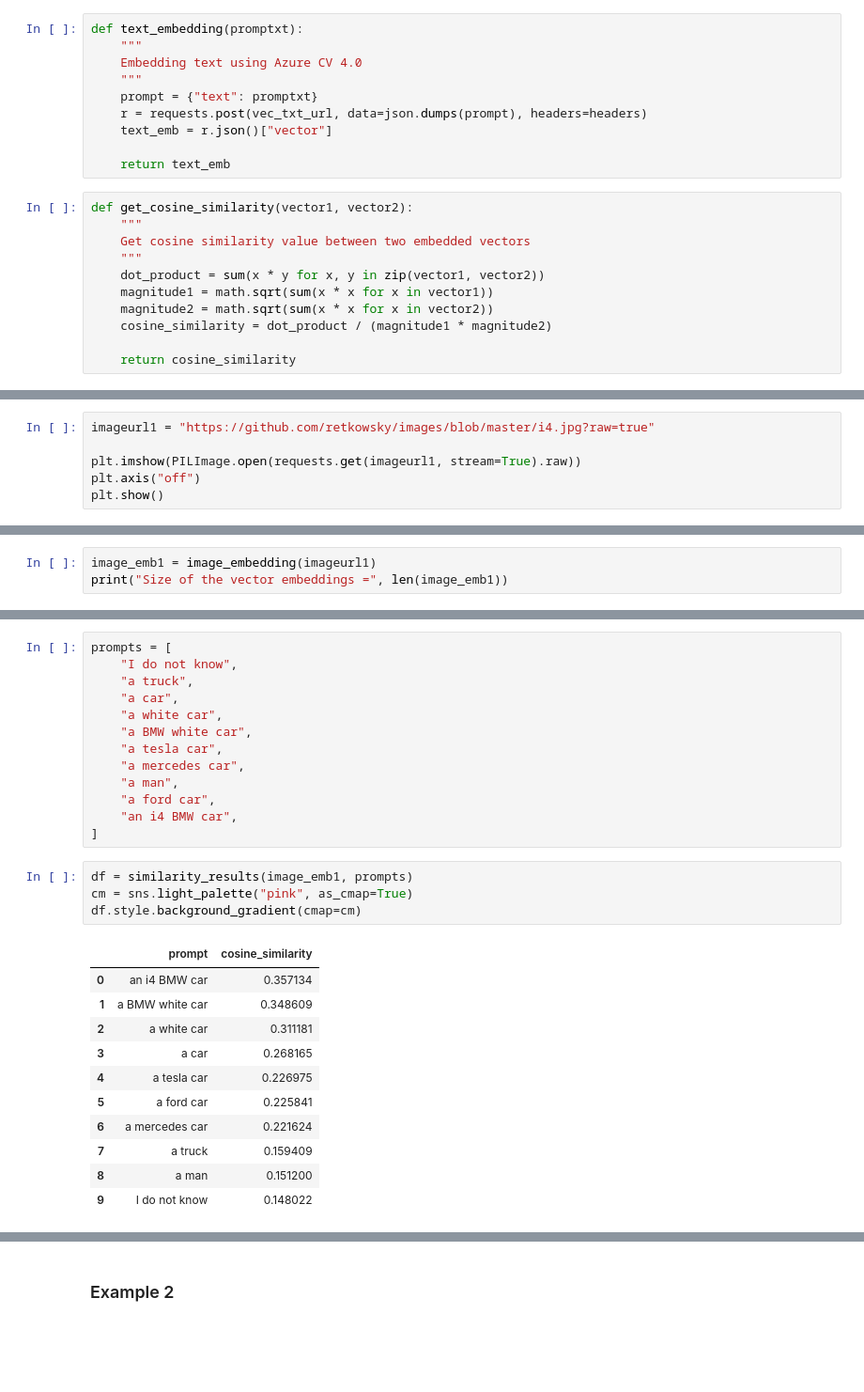
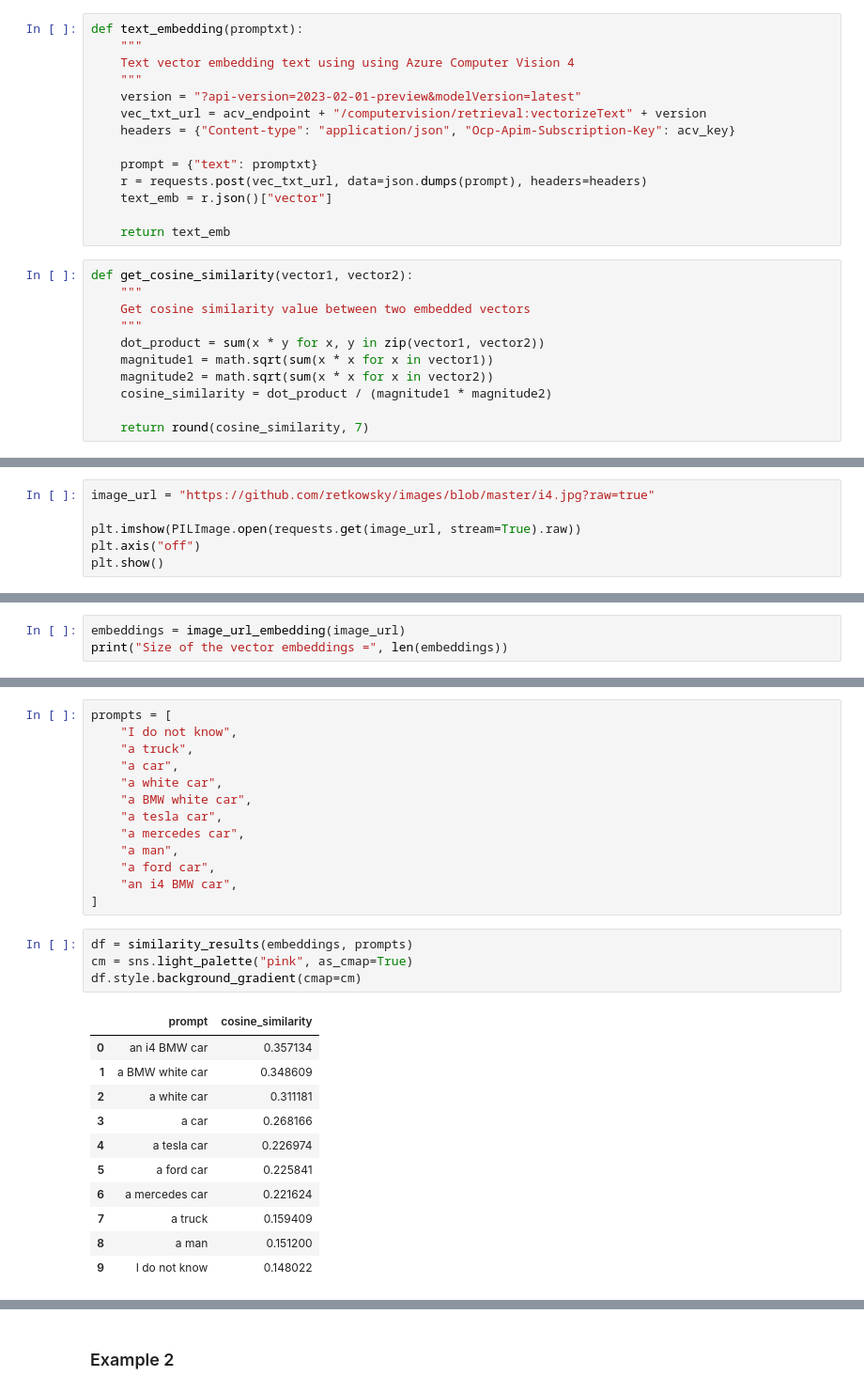
Before and after one commit to retkowsky/visual-search-azureAI, a Jupyter notebook: 1. Vectors embeddings with Azure Computer Vision.ipynb, the cells around one changed output, grey strips where cells are left out. Shown at 94% size. Cells and saved outputs as stored; diff of their text form; blank space fills up the shorter version.

```diff
--- a/1. Vectors embeddings with Azure Computer Vision.ipynb
+++ b/1. Vectors embeddings with Azure Computer Vision.ipynb
@@ -82,8 +69,12 @@ def image_embedding(imageurl):
 # %%
 def text_embedding(promptxt):
     """
-    Embedding text using Azure CV 4.0
+    Text vector embedding text using using Azure Computer Vision 4
     """
+    version = "?api-version=2023-02-01-preview&modelVersion=latest"
+    vec_txt_url = acv_endpoint + "/computervision/retrieval:vectorizeText" + version
+    headers = {"Content-type": "application/json", "Ocp-Apim-Subscription-Key": acv_key}
+
     prompt = {"text": promptxt}
     r = requests.post(vec_txt_url, data=json.dumps(prompt), headers=headers)
     text_emb = r.json()["vector"]
@@ -99,7 +90,7 @@ def get_cosine_similarity(vector1, vector2):
     magnitude2 = math.sqrt(sum(x * x for x in vector2))
     cosine_similarity = dot_product / (magnitude1 * magnitude2)
 
-    return cosine_similarity
+    return round(cosine_similarity, 7)
 # %%
 def similarity_results(image_emb, prompts):
     """ "
@@ -124,16 +115,16 @@ def similarity_results(image_emb, prompts):
 # %% [markdown]
 ## 3. Image and prompts
 # %%
-imageurl1 = "https://github.com/retkowsky/images/blob/master/i4.jpg?raw=true"
+image_url = "https://github.com/retkowsky/images/blob/master/i4.jpg?raw=true"
 
-plt.imshow(PILImage.open(requests.get(imageurl1, stream=True).raw))
+plt.imshow(PILImage.open(requests.get(image_url, stream=True).raw))
 plt.axis("off")
 plt.show()
 # %% [output]
 [figure]
 # %%
-image_emb1 = image_embedding(imageurl1)
-print("Size of the vector embeddings =", len(image_emb1))
+embeddings = image_url_embedding(image_url)
+print("Size of the vector embeddings =", len(embeddings))
 # %% [output]
 Size of the vector embeddings = 1024
 # %%
@@ -168,16 +159,16 @@ prompts = [
     "an i4 BMW car",
 ]
 # %%
-df = similarity_results(image_emb1, prompts)
+df = similarity_results(embeddings, prompts)
 cm = sns.light_palette("pink", as_cmap=True)
 df.style.background_gradient(cmap=cm)
 # %% [output]
 |  | prompt | cosine_similarity |
 | 0 | an i4 BMW car | 0.357134 |
 | 1 | a BMW white car | 0.348609 |
 | 2 | a white car | 0.311181 |
-| 3 | a car | 0.268165 |
-| 4 | a tesla car | 0.226975 |
+| 3 | a car | 0.268166 |
+| 4 | a tesla car | 0.226974 |
 | 5 | a ford car | 0.225841 |
 | 6 | a mercedes car | 0.221624 |
 | 7 | a truck | 0.159409 |
```
Also changed, not shown: parts of 37 cells of this notebook, 2 other files.
